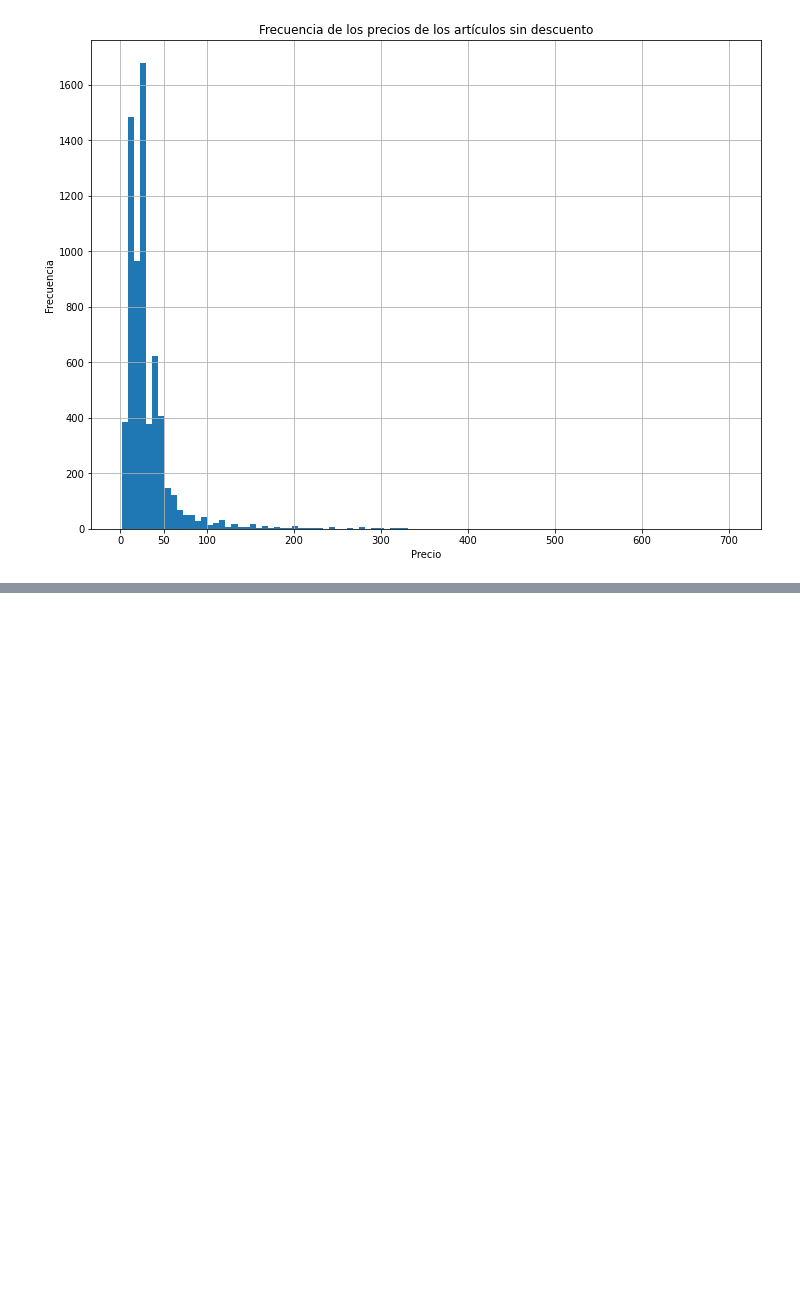
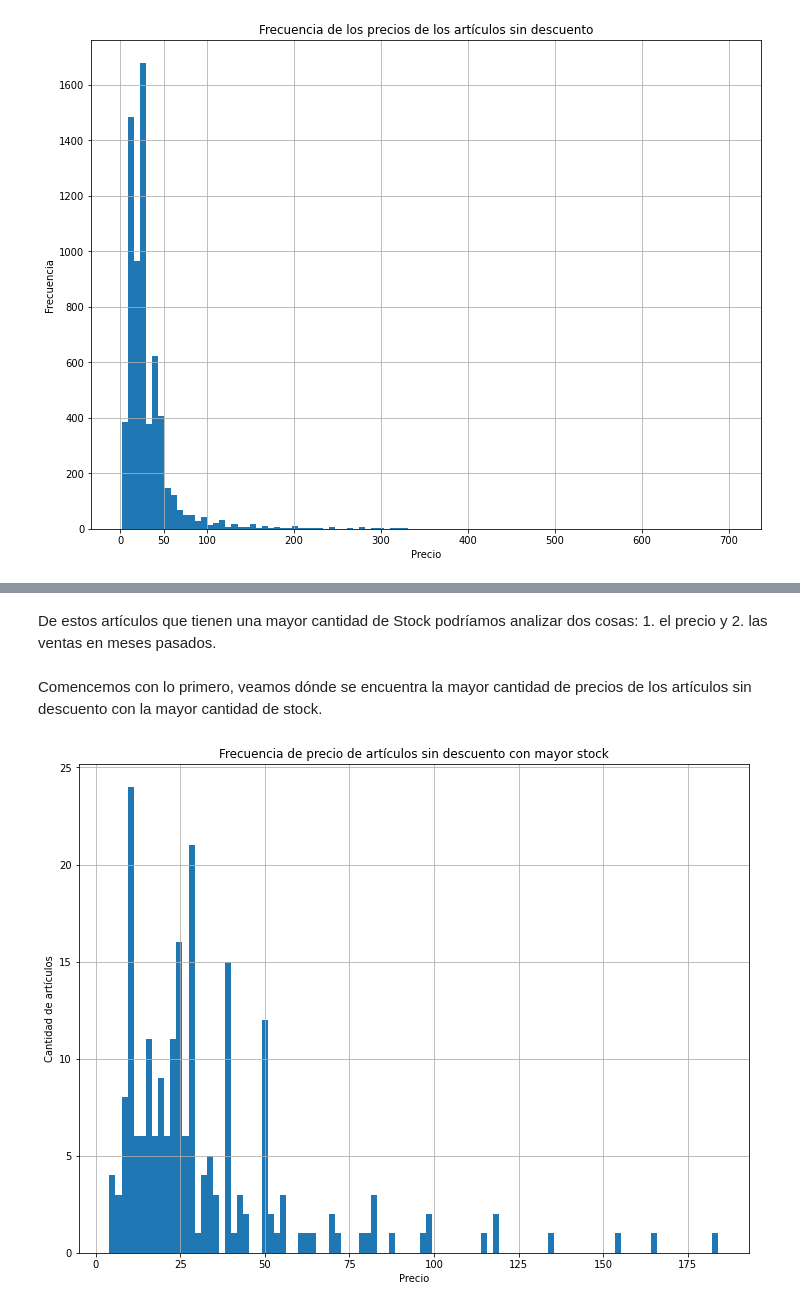
Before and after one commit to Estani94/Limpieza-y-EDA-Dataset-Amazon, a Jupyter notebook: EDA_amazon.ipynb, the cells around one changed output, grey strips where cells are left out. Cells and saved outputs as stored; diff of their text form; code cells hidden in the pictures; blank space fills up the shorter version.

Commit message:
Analizando stock de los productos sin descuento

```diff
--- a/EDA_amazon.ipynb
+++ b/EDA_amazon.ipynb
@@ -226,0 +253,12 @@ La mayor cantidad de precios sin descuento se encuentran entre los $0 y los $50
+# %% [markdown]
+De estos artículos que tienen una mayor cantidad de Stock podríamos analizar dos cosas: 1. el precio y 2. las ventas en meses pasados.
+# %% [markdown]
+Comencemos con lo primero, veamos dónde se encuentra la mayor cantidad de precios de los artículos sin descuento con la mayor cantidad de stock.
+# %%
+sin_descuento.loc[sin_descuento['Stock']==sin_descuento['Stock'].max(), 'Precio'].hist(bins=100, figsize=(12,9))
+plt.xlabel('Precio')
+plt.ylabel('Cantidad de artículos')
+plt.title('Frecuencia de precio de artículos sin descuento con mayor stock')
+plt.show()
+# %% [output]
+[figure, added]
```
Also changed, not shown: parts of 7 cells of this notebook.
